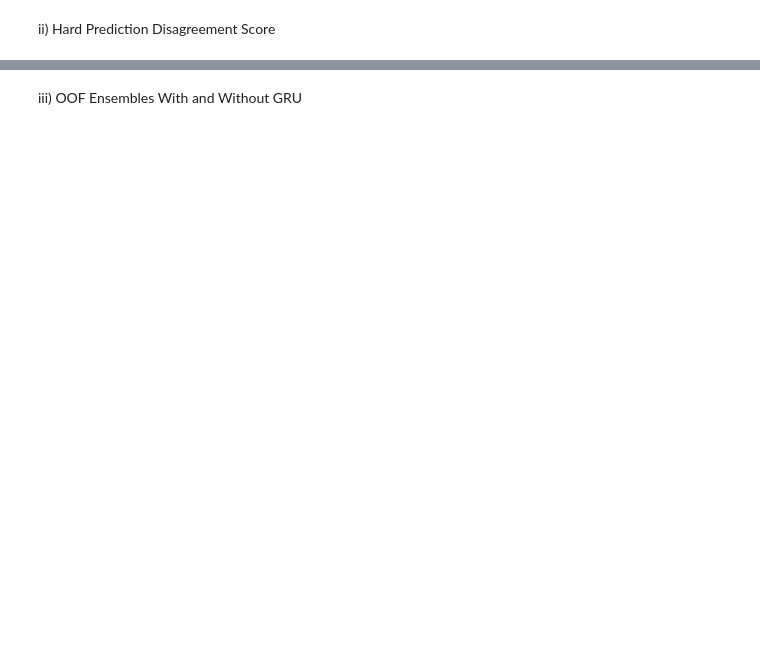
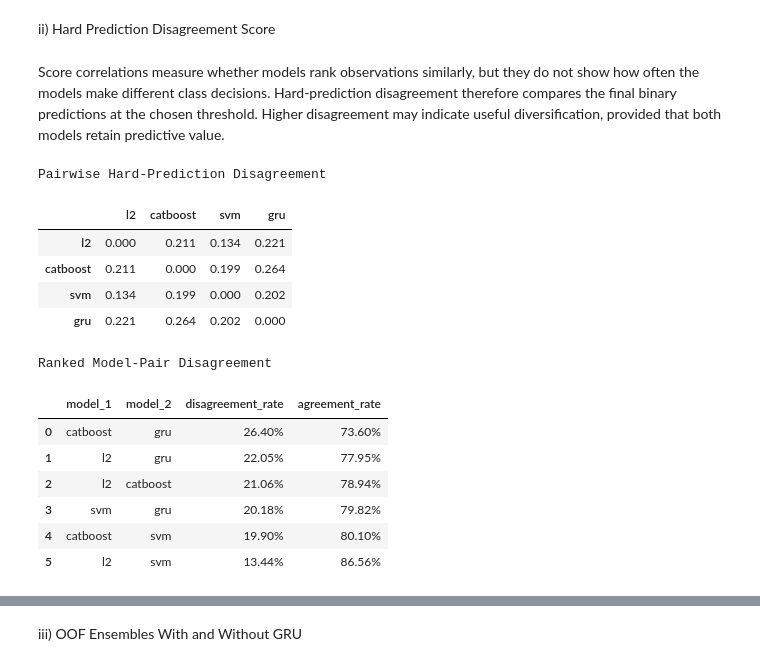
Before and after one commit to jade-lam/CQF, a Jupyter notebook: CQF_Final_Project.ipynb, the cells around one changed output, grey strips where cells are left out. Saved outputs shown, nothing was run; the diff lists cells and outputs as text; code cells hidden in the pictures; blank space fills up the shorter version.

```diff
--- a/CQF_Final_Project.ipynb
+++ b/CQF_Final_Project.ipynb
@@ -5508,55 +5443,55 @@ The percentile-ranked OOF predictions show moderate to high dependence across al
 # %% [markdown]
 ii) Hard Prediction Disagreement Score
+# %% [markdown]
+Score correlations measure whether models rank observations similarly, but they do not show how often the models make different class decisions. Hard-prediction disagreement therefore compares the final binary predictions at the chosen threshold. Higher disagreement may indicate useful diversification, provided that both models retain predictive value.
 # %%
-# Measure and save pairwise hard-prediction disagreement
-DISAGREEMENT_PATH = DATA_PATH / "tuned_model_oof_disagreement_4h.csv"
+# Measure pairwise hard-prediction disagreement
+hard_predictions = oof_wide[["timestamp", "fold", "target"]].copy()
+hard_predictions["l2"] = (oof_wide["p_l2"] >= 0.50).astype(int)
+hard_predictions["catboost"] = (oof_wide["p_catboost"] >= 0.50).astype(int)
+hard_predictions["svm"] = (oof_wide["score_svm"] >= 0).astype(int)
+hard_predictions["gru"] = (oof_wide["p_gru"] >= 0.50).astype(int)
 
-prediction_files = {
-    "l2": L2_OOF_PATH,
-    "catboost": CAT_OOF_PATH,
-    "svm": SVM_OOF_PATH,
-    "gru": GRU_OOF_PATH}
-
-prediction_frames = []
-
-for model_name, path in prediction_files.items():
-    model_predictions = pd.read_csv(path, parse_dates=["timestamp"])
-    model_predictions["timestamp"] = pd.to_datetime(model_predictions["timestamp"], utc=True)
-    model_predictions = model_predictions[["timestamp", "fold", "target", "prediction"]]
-    model_predictions = model_predictions.rename(columns={"prediction": model_name})
-    prediction_frames.append(model_predictions)
-
-hard_predictions = prediction_frames[0]
-
-for model_predictions in prediction_frames[1:]:
-    hard_predictions = hard_predictions.merge(model_predictions, on=["timestamp", "fold", "target"], how="inner")
-
-model_names = list(prediction_files)
+model_names = ["l2", "catboost", "svm", "gru"]
 disagreement_matrix = pd.DataFrame(index=model_names, columns=model_names, dtype=float)
 
 for model_1 in model_names:
     for model_2 in model_names:
         disagreement_matrix.loc[model_1, model_2] = (hard_predictions[model_1] != hard_predictions[model_2]).mean()
 
-disagreement_rows = []
+disagreement_results = []
 
 for i, model_1 in enumerate(model_names):
     for model_2 in model_names[i + 1:]:
-        disagreement_rows.append({
+        rate = disagreement_matrix.loc[model_1, model_2]
+        disagreement_results.append({
             "model_1": model_1,
             "model_2": model_2,
-            "disagreement_rate": disagreement_matrix.loc[model_1, model_2],
-            "agreement_rate": 1 - disagreement_matrix.loc[model_1, model_2]})
+            "disagreement_rate": rate,
+            "agreement_rate": 1 - rate})
 
-disagreement_results = pd.DataFrame(disagreement_rows)
-disagreement_results = disagreement_results.sort_values("disagreement_rate", ascending=False).reset_index(drop=True)
-disagreement_results.to_csv(DISAGREEMENT_PATH, index=False)
+disagreement_results = pd.DataFrame(disagreement_results).sort_values("disagreement_rate", ascending=False).reset_index(drop=True)
+disagreement_results.to_csv(DATA_PATH / "tuned_model_oof_disagreement_4h.csv", index=False)
 
 print("Pairwise Hard-Prediction Disagreement")
-display(disagreement_matrix.round(3))
-
-print("\nRanked Model-Pair Disagreement")
-display(disagreement_results.round(4))
-
-print("Aligned observations:", len(hard_predictions))
-print("Saved to:", DISAGREEMENT_PATH)
+display(disagreement_matrix.style.format("{:.3f}"))
+print()
+print("Ranked Model-Pair Disagreement")
+display(disagreement_results.style.format({
+    "disagreement_rate": "{:.2%}",
+    "agreement_rate": "{:.2%}"}))
+# %% [output]
+Pairwise Hard-Prediction Disagreement
+|  | l2 | catboost | svm | gru |
+| l2 | 0.000 | 0.211 | 0.134 | 0.221 |
+| catboost | 0.211 | 0.000 | 0.199 | 0.264 |
+| svm | 0.134 | 0.199 | 0.000 | 0.202 |
+| gru | 0.221 | 0.264 | 0.202 | 0.000 |
+Ranked Model-Pair Disagreement
+|  | model_1 | model_2 | disagreement_rate | agreement_rate |
+| 0 | catboost | gru | 26.40% | 73.60% |
+| 1 | l2 | gru | 22.05% | 77.95% |
+| 2 | l2 | catboost | 21.06% | 78.94% |
+| 3 | svm | gru | 20.18% | 79.82% |
+| 4 | catboost | svm | 19.90% | 80.10% |
+| 5 | l2 | svm | 13.44% | 86.56% |
```
Also changed, not shown: parts of 32 cells of this notebook.
